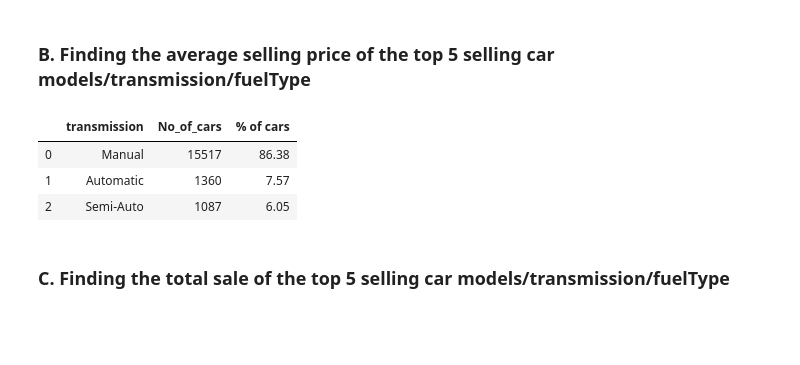
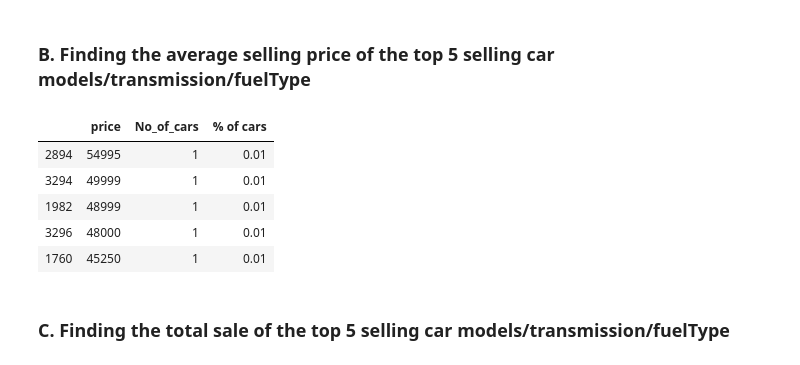
Before and after one commit to nabilatajrin/bmw-used-car-analysis, a Jupyter notebook: ford_used_car_EDA.ipynb, the cells around one changed output. Drawn from its saved outputs; the diff is of its cells as text; code cells hidden in the pictures; blank space fills up the shorter version.

```diff
--- a/ford_used_car_EDA.ipynb
+++ b/ford_used_car_EDA.ipynb
@@ -453,13 +453,15 @@ top_selling_car
 ### B. Finding the average selling price of the top 5 selling car models/transmission/fuelType
 # %%
 #Sorting dataframe model_count in descending order
-top_selling_price = transmission_count.sort_values(by = '% of cars', ascending = False).head(5)
+top_selling_price = selling_price.sort_values(by = 'price', ascending = False).head(5)
 
 top_selling_price
 # %% [output]
-|  | transmission | No_of_cars | % of cars |
-| 0 | Manual | 15517 | 86.38 |
-| 1 | Automatic | 1360 | 7.57 |
-| 2 | Semi-Auto | 1087 | 6.05 |
+|  | price | No_of_cars | % of cars |
+| 2894 | 54995 | 1 | 0.01 |
+| 3294 | 49999 | 1 | 0.01 |
+| 1982 | 48999 | 1 | 0.01 |
+| 3296 | 48000 | 1 | 0.01 |
+| 1760 | 45250 | 1 | 0.01 |
 # %% [markdown]
 ### C. Finding the total sale of the top 5 selling car models/transmission/fuelType
```
Also changed, not shown: parts of 3 cells of this notebook.
